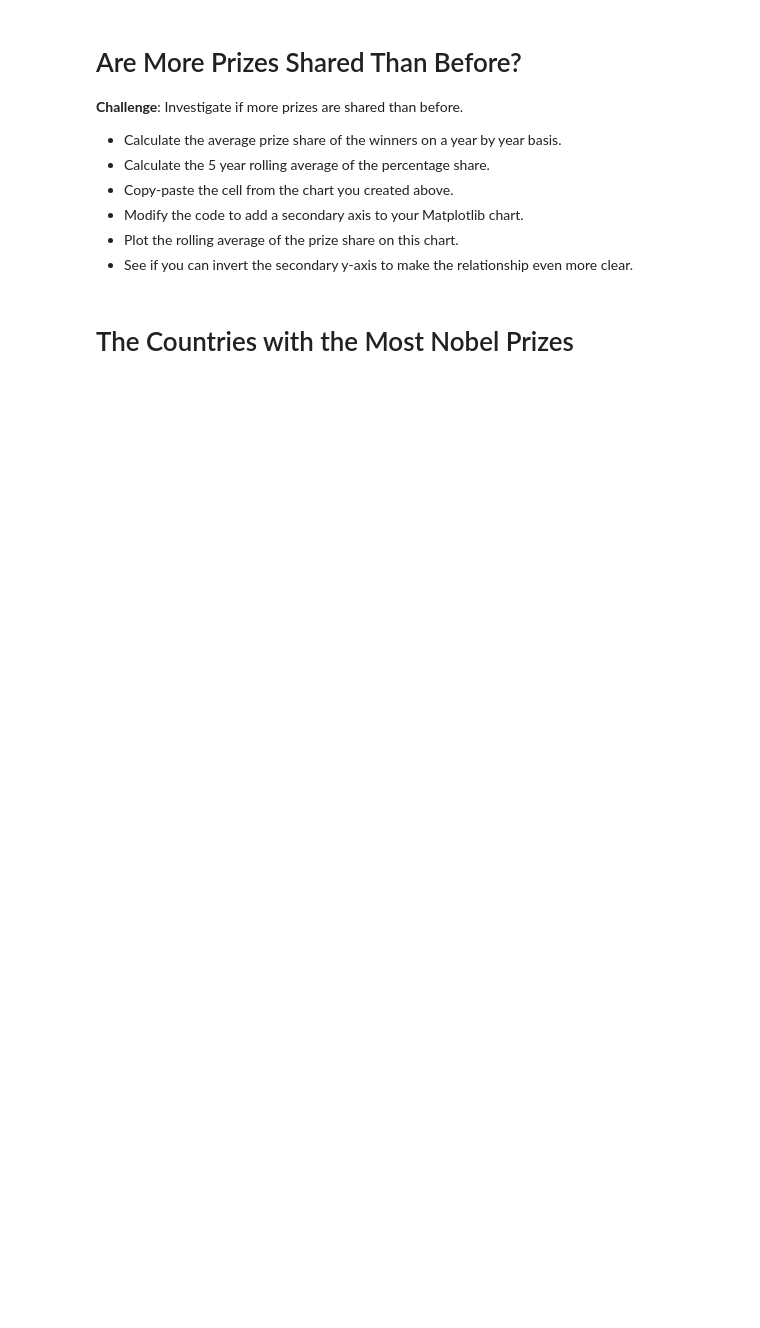
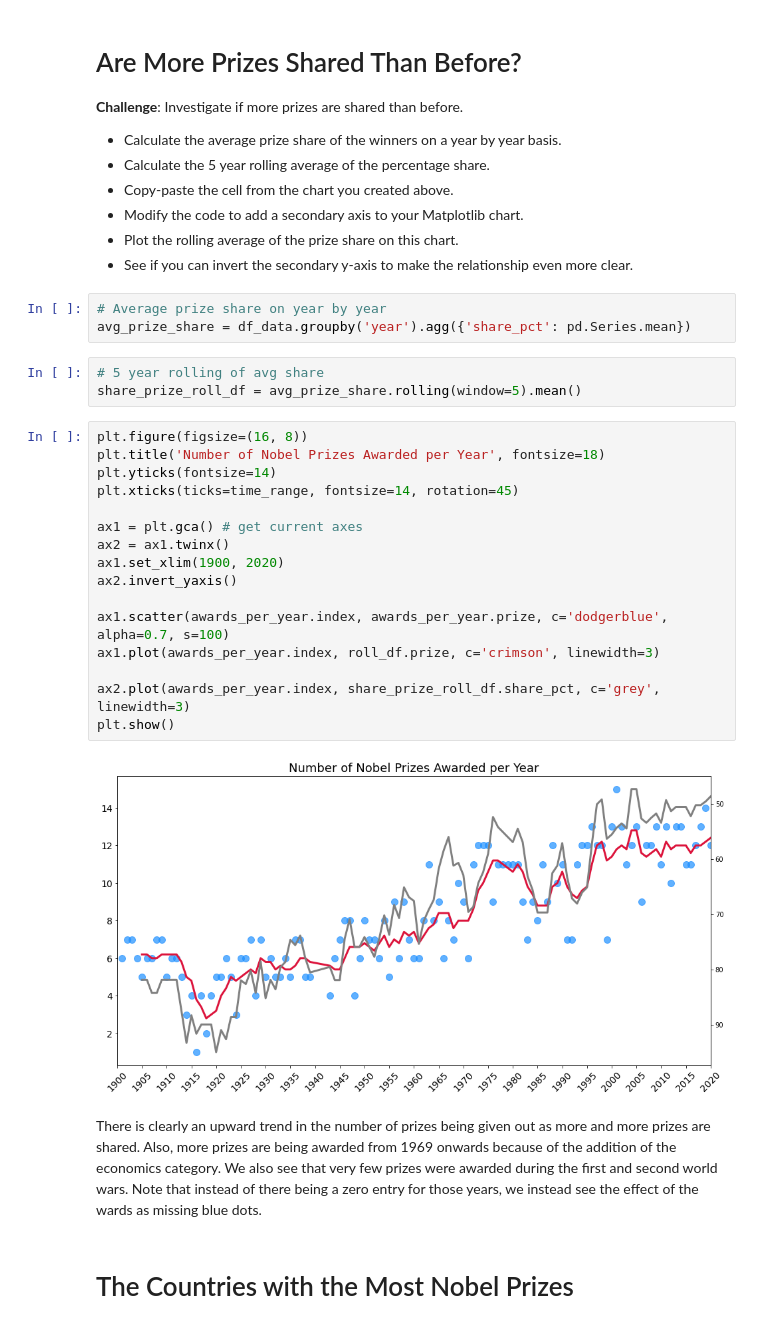
Before and after one commit to cedoula/100-days-of-code-python, a Jupyter notebook: Projects/Day_54/Nobel_Prize_Analysis/Nobel_Prize_Analysis.ipynb, the cells around one changed output. Saved outputs shown, nothing was run; the diff lists cells and outputs as text; blank space fills up the shorter version.

```diff
--- a/Projects/Day_54/Nobel_Prize_Analysis/Nobel_Prize_Analysis.ipynb
+++ b/Projects/Day_54/Nobel_Prize_Analysis/Nobel_Prize_Analysis.ipynb
@@ -381,6 +406,32 @@ bar.show()
 * Modify the code to add a secondary axis to your Matplotlib chart.
 * Plot the rolling average of the prize share on this chart.
 * See if you can invert the secondary y-axis to make the relationship even more clear.
+# %%
+# Average prize share on year by year
+avg_prize_share = df_data.groupby('year').agg({'share_pct': pd.Series.mean})
+# %%
+# 5 year rolling of avg share
+share_prize_roll_df = avg_prize_share.rolling(window=5).mean()
+# %%
+plt.figure(figsize=(16, 8))
+plt.title('Number of Nobel Prizes Awarded per Year', fontsize=18)
+plt.yticks(fontsize=14)
+plt.xticks(ticks=time_range, fontsize=14, rotation=45)
+
+ax1 = plt.gca() # get current axes
+ax2 = ax1.twinx()
+ax1.set_xlim(1900, 2020)
+ax2.invert_yaxis()
+
+ax1.scatter(awards_per_year.index, awards_per_year.prize, c='dodgerblue', alpha=0.7, s=100)
+ax1.plot(awards_per_year.index, roll_df.prize, c='crimson', linewidth=3)
+
+ax2.plot(awards_per_year.index, share_prize_roll_df.share_pct, c='grey', linewidth=3)
+plt.show()
+# %% [output]
+[figure, added]
+# %% [markdown]
+There is clearly an upward trend in the number of prizes being given out as more and more prizes are shared. Also, more prizes are being awarded from 1969 onwards because of the addition of the economics category. We also see that very few prizes were awarded during the first and second world wars. Note that instead of there being a zero entry for those years, we instead see the effect of the wards as missing blue dots.
 # %% [markdown]
 # The Countries with the Most Nobel Prizes
 # %% [markdown]
```
Also changed, not shown: parts of 14 cells of this notebook.
